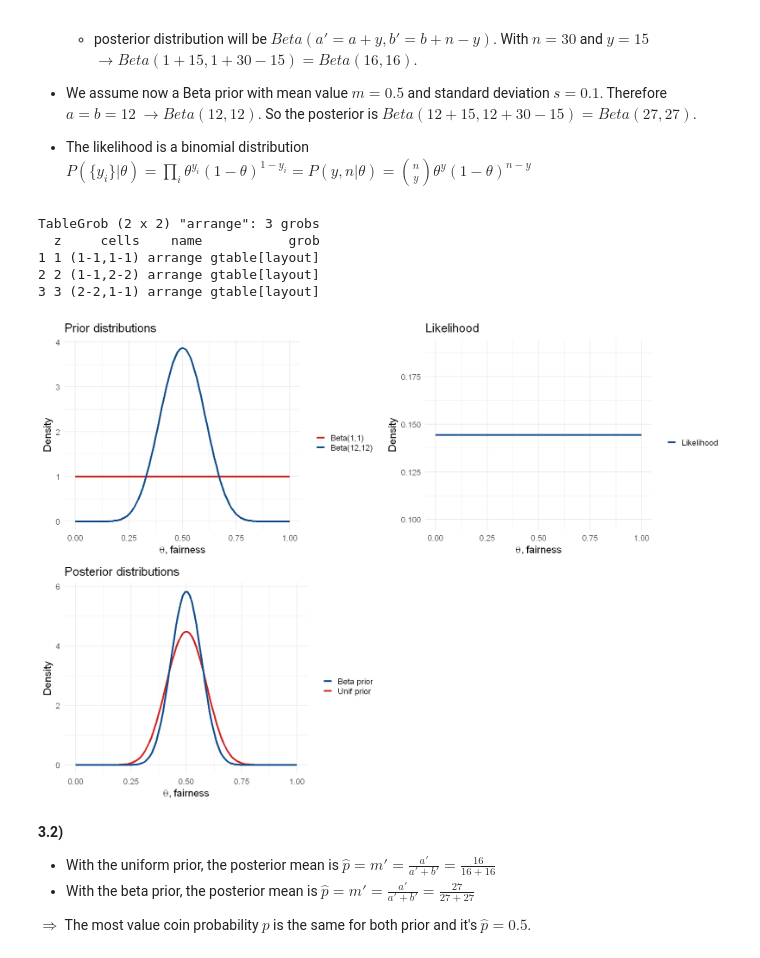
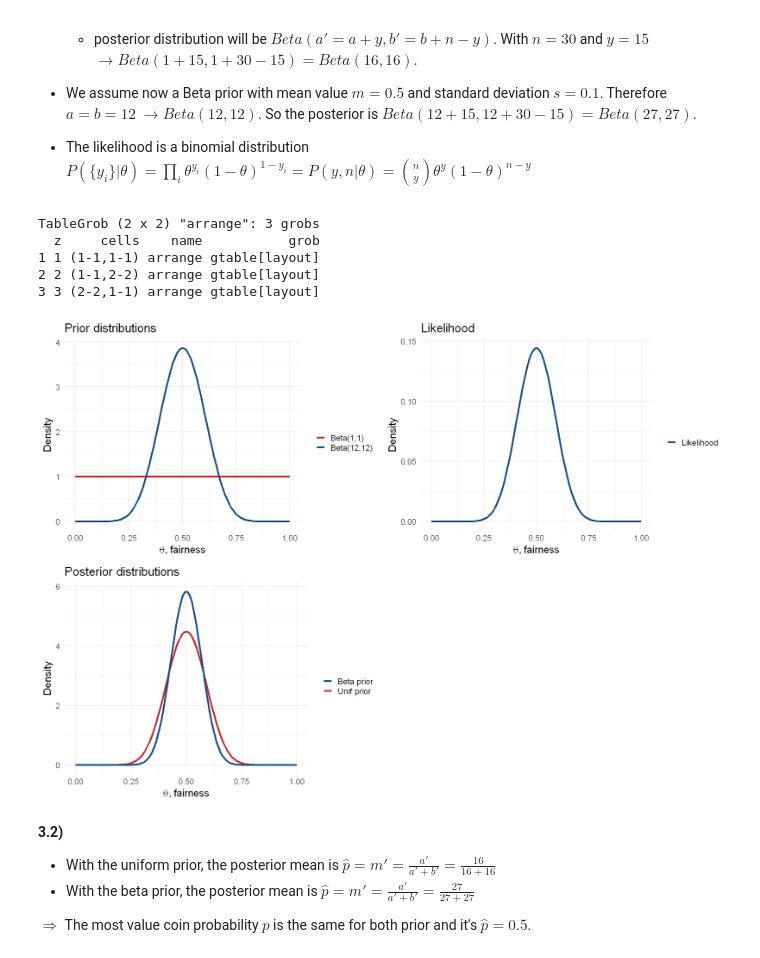
Before and after one commit to Berto70/advstat, a Jupyter notebook: ex3/Bertinelli_Gabriele_Rlab03.ipynb, the cells around one changed output. Drawn from its saved outputs; the diff is of its cells as text; code cells hidden in the pictures.

```diff
--- a/ex3/Bertinelli_Gabriele_Rlab03.ipynb
+++ b/ex3/Bertinelli_Gabriele_Rlab03.ipynb
@@ -182,9 +185,9 @@ ci.plot
 
 - The likelihood is a binomial distribution $P(\{y_i\}|\theta) = \prod_i \theta^{y_i}(1-\theta)^{1-y_i} = P(y, n|\theta) = \binom{n}{y}\theta^y(1-\theta)^{n-y}$
 # %%
-x <- seq(0, 1, length.out = 100)
+x <- seq(0, 1, length.out = 100) # seq of probs of having H
 
-likelihood <- dbinom(x = 15, size = 30, prob = 0.5)
+likelihood <- dbinom(x = 15, size = 30, prob = x) # 15 Heads (1) for each value of x
 
 unif.prior.prior <- dbeta(x=x, shape1=1, shape2=1)
 unif.prior.post <- dbeta(x=x, shape1=16, shape2=16)
@@ -198,34 +201,34 @@ options(repr.plot.width = 17, repr.plot.height = 12)
 
 coin.prior.plot <- ggplot() +
 	geom_line(aes(x=x, y=unif.prior.prior, color='Beta(1,1)'), lwd=1.5) +
 	geom_line(aes(x=x, y=beta.prior.prior, color='Beta(12,12)'), lwd=1.5) +
 	labs(x=TeX(r'(\theta, fairness)'), y='Density', title='Prior distributions', color='')+
 	theme_minimal(base_size = 18) +
 	scale_color_manual(values=c('Beta(1,1)' = 'firebrick3', 'Beta(12,12)' = 'dodgerblue4'))
 
 likelihood.plot <- ggplot() +
 	geom_line(aes(x=x, y=likelihood, color='Likelihood'), lwd=1.5) +
 	labs(x=TeX(r'(\theta, fairness)'), y='Density', title='Likelihood', color='') +
 	theme_minimal(base_size = 18) +
 	scale_color_manual(values=c('Likelihood' = 'dodgerblue4'))
 
 coin.post.plot <- ggplot() +
 	geom_line(aes(x=x, y=unif.prior.post, color='Unif prior'), lwd=1.5) +
 	geom_line(aes(x=x, y=beta.prior.post, color='Beta prior'), lwd=1.5) +
 	labs(x=TeX(r'(\theta, fairness)'), y='Density', title='Posterior distributions', color='')+
 	theme_minimal(base_size = 18) +
 	scale_color_manual(values=c('Unif prior' = 'firebrick3', 'Beta prior' = 'dodgerblue4'))
 
 combined_plot <- grid.arrange(coin.prior.plot, likelihood.plot, coin.post.plot, nrow=2, ncol = 2)
 
 combined_plot
 # %% [output]
 TableGrob (2 x 2) "arrange": 3 grobs
   z     cells    name           grob
 1 1 (1-1,1-1) arrange gtable[layout]
 2 2 (1-1,2-2) arrange gtable[layout]
 3 3 (2-2,1-1) arrange gtable[layout]
-[figure, old version]
+[figure, new version]
 # %% [markdown]
 **3.2)**
 - With the uniform prior, the posterior mean is $\hat{p}=m'=\frac{a'}{a'+b'}=\frac{16}{16+16}$
```
Also changed, not shown: parts of 8 cells of this notebook.
